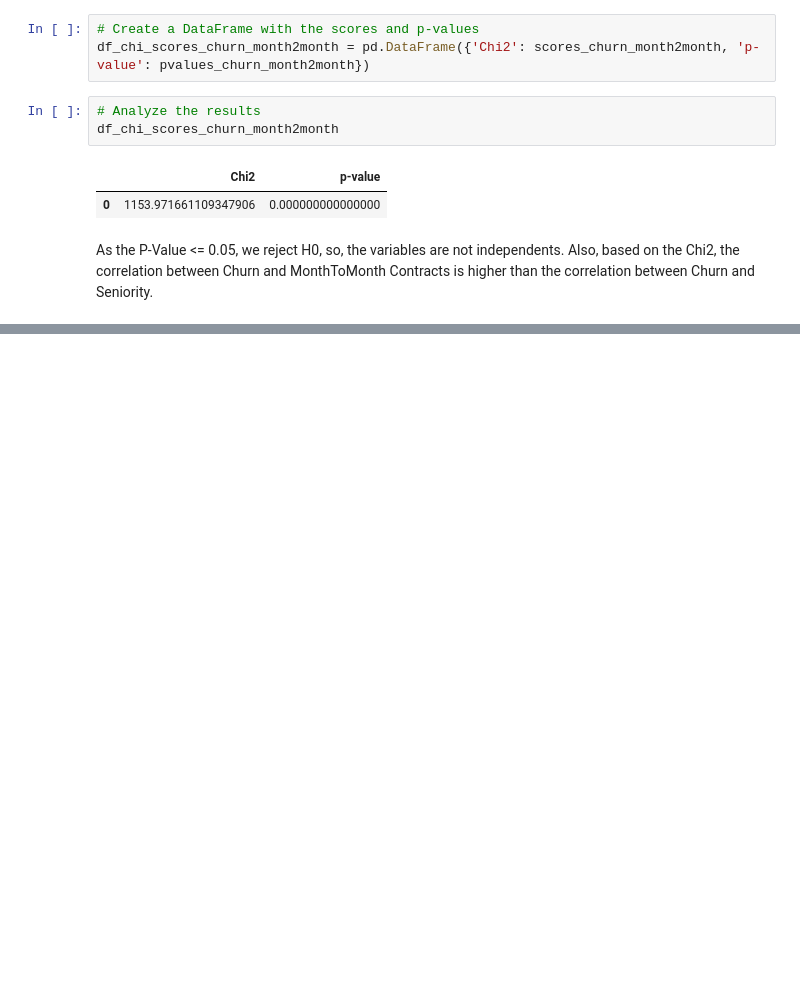
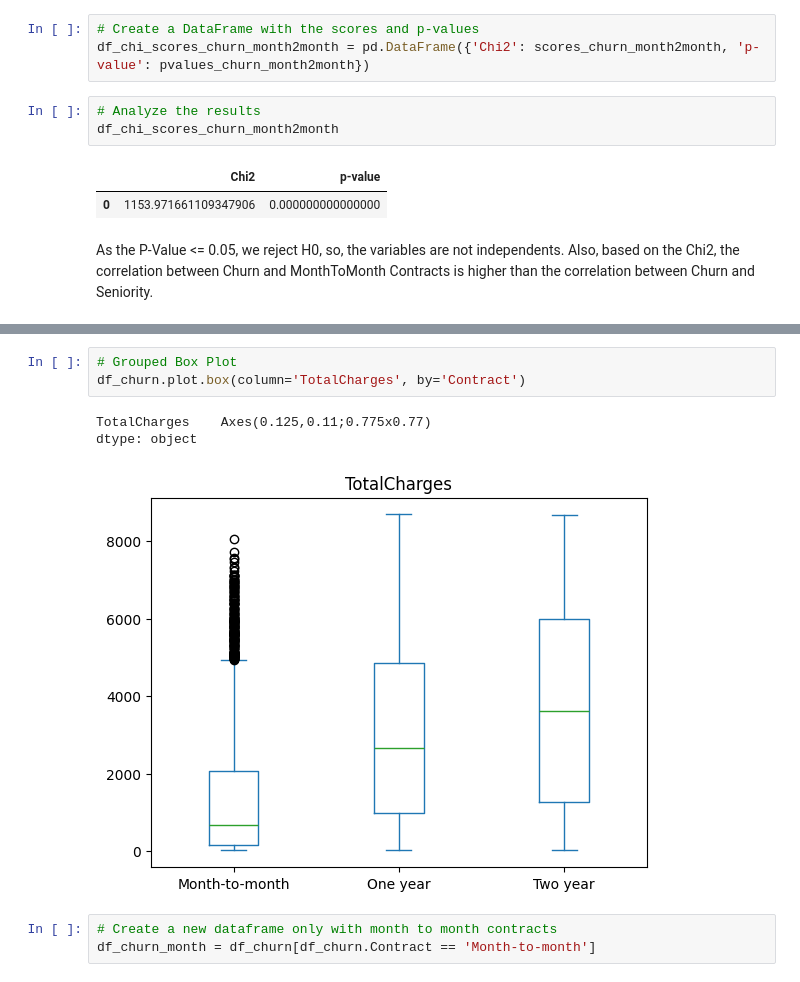
Before and after one commit to zec4o/telecom-services-eda, a Jupyter notebook: eda_churn.ipynb, the cells around one changed output, grey strips where cells are left out. Cells and saved outputs as stored; diff of their text form; blank space fills up the shorter version.

```diff
--- a/eda_churn.ipynb
+++ b/eda_churn.ipynb
@@ -776,0 +808,10 @@ As the P-Value <= 0.05, we reject H0, so, the variables are not independents. Al
+# %%
+# Grouped Box Plot
+df_churn.plot.box(column='TotalCharges', by='Contract')
+# %% [output]
+TotalCharges    Axes(0.125,0.11;0.775x0.77)
+dtype: object
+[figure, added]
+# %%
+# Create a new dataframe only with month to month contracts
+df_churn_month = df_churn[df_churn.Contract == 'Month-to-month']
```
Also changed, not shown: parts of 12 cells of this notebook.
